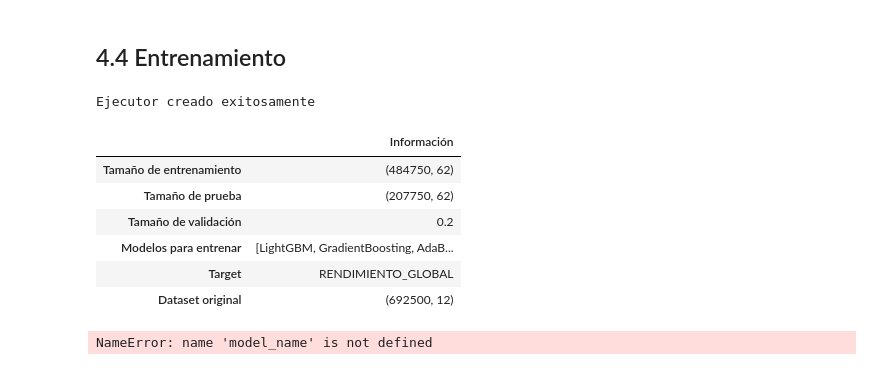
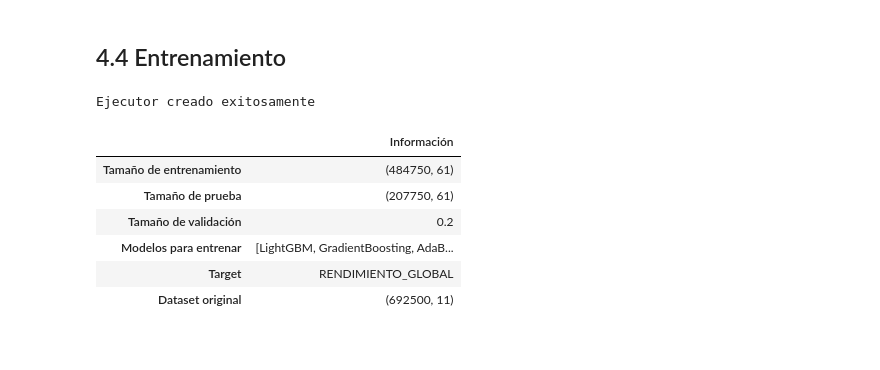
Before and after one commit to Astolfo2332/ICFES_pro_prediction, a Jupyter notebook: Final_proyect.ipynb, the cells around one changed output. Cells and saved outputs as stored; diff of their text form; code cells hidden in the pictures.

Commit message:
add(notebooks) se termina el pipeline y las pruebas

```diff
--- a/Final_proyect.ipynb
+++ b/Final_proyect.ipynb
@@ -1125,12 +1337,15 @@ class ModelCompose():
 from sklearn.metrics import accuracy_score, f1_score, recall_score, precision_score
 from sklearn.model_selection import train_test_split
 from tqdm.notebook import tqdm
+import mlflow
+import mlflow.sklearn
 
 class Training(PreprocessData, ModelCompose):
     def __init__(self, df, target, save_encoders=False, n_jobs=-1, test_split=0.3, random_state=23, val_size=0.2, n_jobs_model=-1):
         #Inicializamos las clases heredadas
         PreprocessData.__init__(self, df, target, save_encoders)
         ModelCompose.__init__(self, n_jobs_model, random_state)
+        self.random_state = random_state
 
         self.test_size = test_split
         self.val_size = val_size
@@ -1139,51 +1354,95 @@ class Training(PreprocessData, ModelCompose):
         print("Ejecutor creado exitosamente")
         display(self.create_info_df())
 
-        self.utils = Utils(self.get_models(), self.X_train, self.y_train, self.X_test, self.y_test, self.val_size, self.n_jobs)
+        self.utils = Utils(self.get_models(), self.get_params()
+                           ,self.X_train, self.y_train,
+                             self.X_test, self.y_test, self.val_size,
+                               self.n_jobs, self.t_encoder, self.get_transform_data())
 
 
     def train_split(self):
         X = self.get_transform_data().drop(columns=[self.get_target()])
         y = self.get_transform_data()[self.get_target()]
         #Dividimos los datos en entrenamiento y prueba
         self.X_train, self.X_test, self.y_train, self.y_test = train_test_split(X, y, test_size=self.test_size, random_state=23)
 
     def initial_fit(self):
         print("Iniciando el entrenamiento")
-        for model_name, model in tqdm(self.get_models().items(), desc="Entrenando modelos"):
-            print(f"Entrenando modelo: {model_name}")
-            scores = cross_validate(model, self.X_train, self.y_train, cv=ShuffleSplit(10, test_size=self.val_size),
-                                   scoring="accuracy", verbose=1, n_jobs=self.n_jobs)
-            print(f"Accuracy: {scores["test_score"].mean():.2f} +/- {scores["test_score"].std():.2f}")
+        #Se usa de forma manual para evitar que se borre con la celda
+        progress = tqdm(total=len(list(self.get_models().items())), desc="Entrenando modelos", leave=True)
+        results_display = None
+
+        for model_name, model in self.get_models().items():
+            with mlflow.start_run(run_name=model_name):
+                progress.set_postfix_str(f"Entrenando modelo {model_name}")
+                #Entrenamos el modelo y obtenemos los resultados
+                self.train_model(model_name, model)
+                #Actualizamos el display de los resultados para que sea aparte de los mensajes de los modelos
+                if results_display is None:
+                    results_display = display(self.utils.get_result())
+                else:
+                    update_display(self.utils.get_result(), display_id=results_display)
+
+                progress.update(1)
+                progress.set_postfix_str(f"Modelo {model_name} entrenado exitosamente")
+
+        mlflow.end_run()
+        progress.close()
+
+    def train_model(self,model_name, model):
+            #Así se evita que se use todos los procesadores 2 veces
+            if hasattr(model, "n_jobs"):
+                n_jobs = 1
+            else:
+                n_jobs = self.n_jobs
+            scores = cross_validate(model, self.X_train, self.y_train, cv=ShuffleSplit(10, test_size=self.val_size, random_state=self.random_state),
+                                scoring="accuracy", verbose=0, n_jobs=n_jobs)
             model.fit(self.X_train, self.y_train)
-            self.train_test_evaluate(model_name, model, scores)
-            display(self.result_df)
+            accuracy, f1, recall, precision = self.utils.train_test_evaluate(model_name, model, scores)
 
-    def get_model(self, name):
+
+            #Agregamos los resultados a mlflow
+            mlflow.log_param("Model", model_name)
+            mlflow.log_metric("Accuracy", accuracy)
+            mlflow.log_metric("F1", f1)
+            mlflow.log_metric("Recall", recall)
+            mlflow.log_metric("Precision", precision)
+            #Guardamos el modelo
+            mlflow.sklearn.log_model(model, model_name, registered_model_name=model_name)
+
+    def get_model(self, name, train=True):
         model = self.get_models().get(name)
         if model is None:
             keys = self.get_models().keys()
             print(f"El modelo seleccionado no existe usar: \n {keys}")
             return
+        #Establecemos el modelo en el wrapper de utilidades
+        self.utils.set_model(name)
+        #Si solo se quiere entrenar un modelo se puede usar el parámetro train
+        if train:
+            self.train_model(name, model)
+            mlflow.end_run()
+
+        display(self.utils.get_model())
+
         #Devolvemos el modelo en el wrapper de utilidades
-        self.set_model(name)
-        return self.Utils
+        return self.utils
 
     def create_info_df(self):
         models_data = list(self.get_models().keys())
         data = {"Tamaño de entrenamiento": [self.X_train.shape], "Tamaño de prueba": [self.X_test.shape], "Tamaño de validación": [self.val_size],
                 "Modelos para entrenar": [models_data], "Target": [self.get_target()], "Dataset original": [self.original_df.shape]}
         return pd.DataFrame.from_dict(data, orient="index", columns=["Información"])
 
+df = pd.read_csv("data/train.csv")
+df = df.drop(columns=["ID"])
 train = Training(df, "RENDIMIENTO_GLOBAL", save_encoders=True)
-# train.initial_fit()
 # %% [output]
 Ejecutor creado exitosamente
 |  | Información |
-| Tamaño de entrenamiento | (484750, 62) |
-| Tamaño de prueba | (207750, 62) |
+| Tamaño de entrenamiento | (484750, 61) |
+| Tamaño de prueba | (207750, 61) |
 | Tamaño de validación | 0.2 |
 | Modelos para entrenar | [LightGBM, GradientBoosting, AdaB... |
 | Target | RENDIMIENTO_GLOBAL |
-| Dataset original | (692500, 12) |
+| Dataset original | (692500, 11) |
-NameError: name 'model_name' is not defined
```
Also changed, not shown: parts of 20 cells of this notebook, 2 other files.
